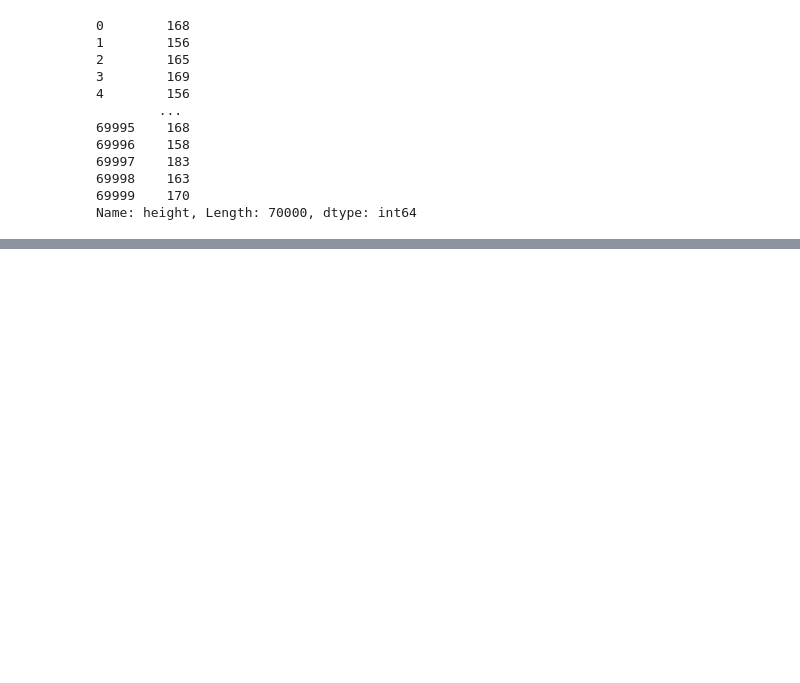
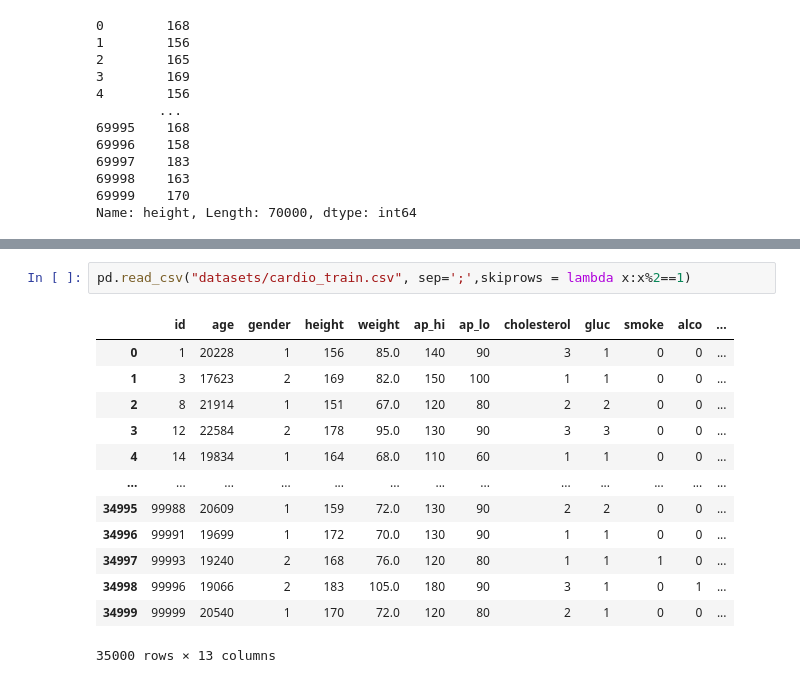
Before and after one commit to Alabhesh08/Python_ML, a Jupyter notebook: Learning_Notebooks/D15_CSV_Files.ipynb, the cells around one changed output, grey strips where cells are left out. Drawn from its saved outputs; the diff is of its cells as text; blank space fills up the shorter version.

```diff
--- a/Learning_Notebooks/D15_CSV_Files.ipynb
+++ b/Learning_Notebooks/D15_CSV_Files.ipynb
@@ -115,0 +188,16 @@ Name: height, Length: 70000, dtype: int64
+# %%
+pd.read_csv("datasets/cardio_train.csv", sep=';',skiprows = lambda x:x%2==1)
+# %% [output]
+|  | id | age | gender | height | weight | ap_hi | ap_lo | cholesterol | gluc | smoke | alco | ... |
+| 0 | 1 | 20228 | 1 | 156 | 85.0 | 140 | 90 | 3 | 1 | 0 | 0 | ... |
+| 1 | 3 | 17623 | 2 | 169 | 82.0 | 150 | 100 | 1 | 1 | 0 | 0 | ... |
+| 2 | 8 | 21914 | 1 | 151 | 67.0 | 120 | 80 | 2 | 2 | 0 | 0 | ... |
+| 3 | 12 | 22584 | 2 | 178 | 95.0 | 130 | 90 | 3 | 3 | 0 | 0 | ... |
+| 4 | 14 | 19834 | 1 | 164 | 68.0 | 110 | 60 | 1 | 1 | 0 | 0 | ... |
+| ... | ... | ... | ... | ... | ... | ... | ... | ... | ... | ... | ... | ... |
+| 34995 | 99988 | 20609 | 1 | 159 | 72.0 | 130 | 90 | 2 | 2 | 0 | 0 | ... |
+| 34996 | 99991 | 19699 | 1 | 172 | 70.0 | 130 | 90 | 1 | 1 | 0 | 0 | ... |
+| 34997 | 99993 | 19240 | 2 | 168 | 76.0 | 120 | 80 | 1 | 1 | 1 | 0 | ... |
+| 34998 | 99996 | 19066 | 2 | 183 | 105.0 | 180 | 90 | 3 | 1 | 0 | 1 | ... |
+| 34999 | 99999 | 20540 | 1 | 170 | 72.0 | 120 | 80 | 2 | 1 | 0 | 0 | ... |
+35000 rows × 13 columns
```
Also changed, not shown: parts of 8 cells of this notebook.
